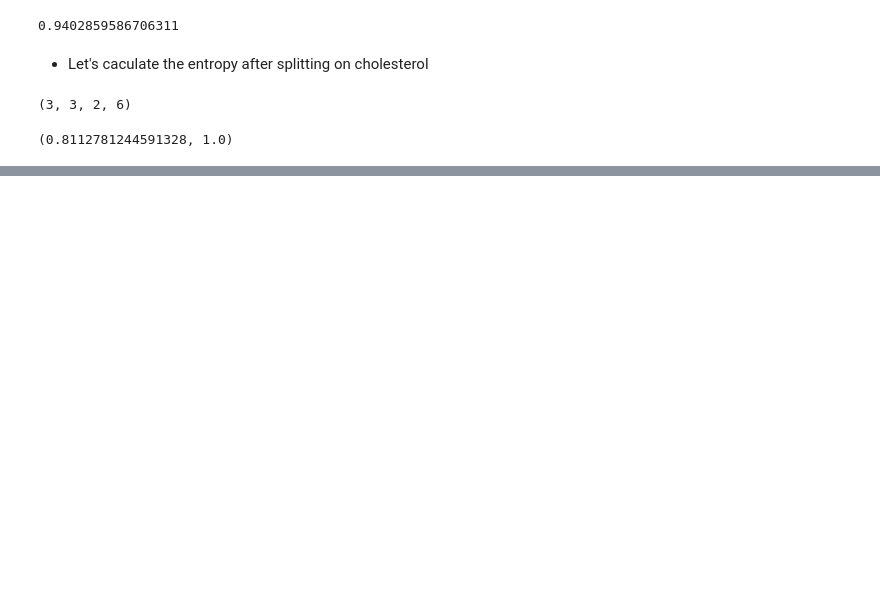
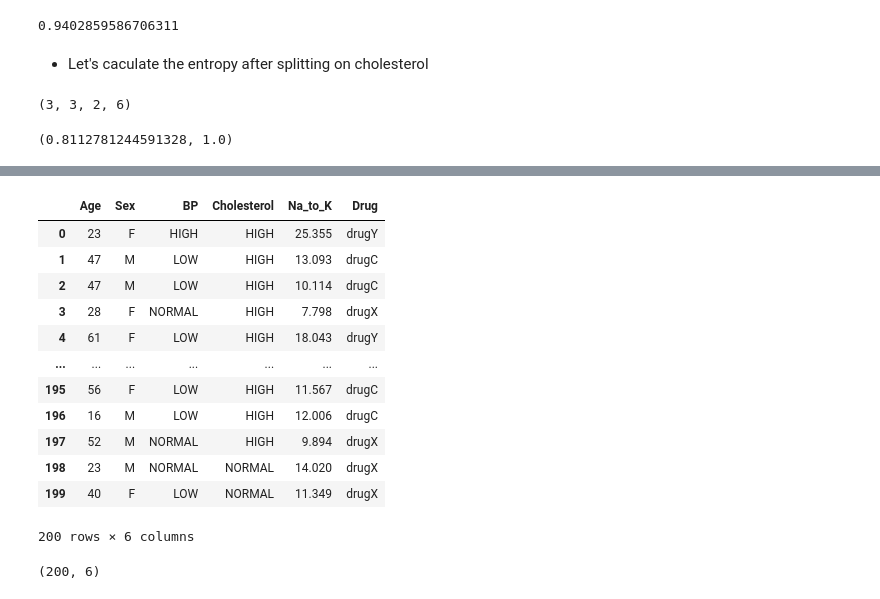
Before and after one commit to PaulToronto/IBM---AI-Engineering-Professional-Certificate, a Jupyter notebook: 1_3_Classification.ipynb, the cells around one changed output, grey strips where cells are left out. Saved outputs shown, nothing was run; the diff lists cells and outputs as text; code cells hidden in the pictures; blank space fills up the shorter version.

```diff
--- a/1_3_Classification.ipynb
+++ b/1_3_Classification.ipynb
@@ -720,0 +903,25 @@ entropy_normal, entropy_high
+# %%
+data_url = 'https://cf-courses-data.s3.us.cloud-object-storage.appdomain.cloud/'
+data_url += 'IBMDeveloperSkillsNetwork-ML0101EN-SkillsNetwork/'
+data_url += 'labs/Module%203/data/drug200.csv'
+
+df2 = pd.read_csv(data_url)
+df2
+# %% [output]
+|  | Age | Sex | BP | Cholesterol | Na_to_K | Drug |
+| 0 | 23 | F | HIGH | HIGH | 25.355 | drugY |
+| 1 | 47 | M | LOW | HIGH | 13.093 | drugC |
+| 2 | 47 | M | LOW | HIGH | 10.114 | drugC |
+| 3 | 28 | F | NORMAL | HIGH | 7.798 | drugX |
+| 4 | 61 | F | LOW | HIGH | 18.043 | drugY |
+| ... | ... | ... | ... | ... | ... | ... |
+| 195 | 56 | F | LOW | HIGH | 11.567 | drugC |
+| 196 | 16 | M | LOW | HIGH | 12.006 | drugC |
+| 197 | 52 | M | NORMAL | HIGH | 9.894 | drugX |
+| 198 | 23 | M | NORMAL | NORMAL | 14.020 | drugX |
+| 199 | 40 | F | LOW | NORMAL | 11.349 | drugX |
+200 rows × 6 columns
+# %%
+df2.shape
+# %% [output]
+(200, 6)
```
Also changed, not shown: parts of 46 cells of this notebook.
